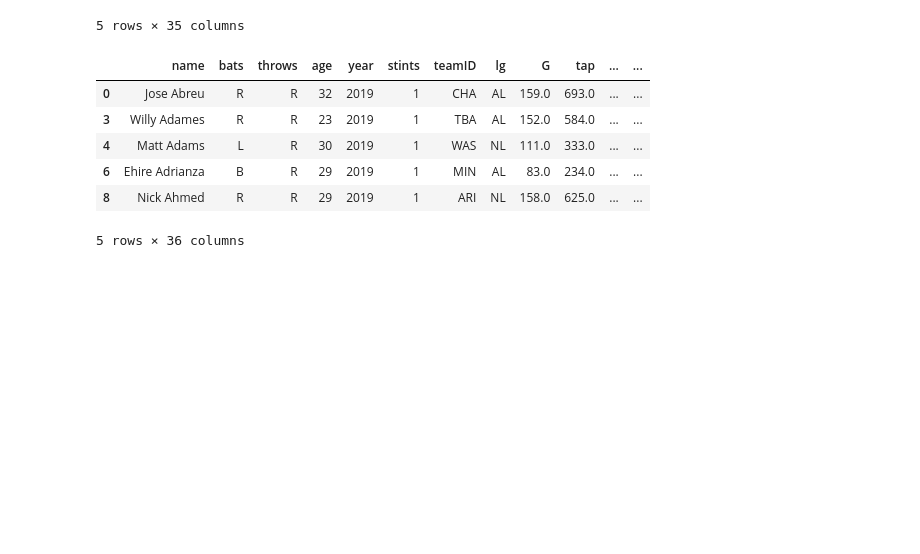
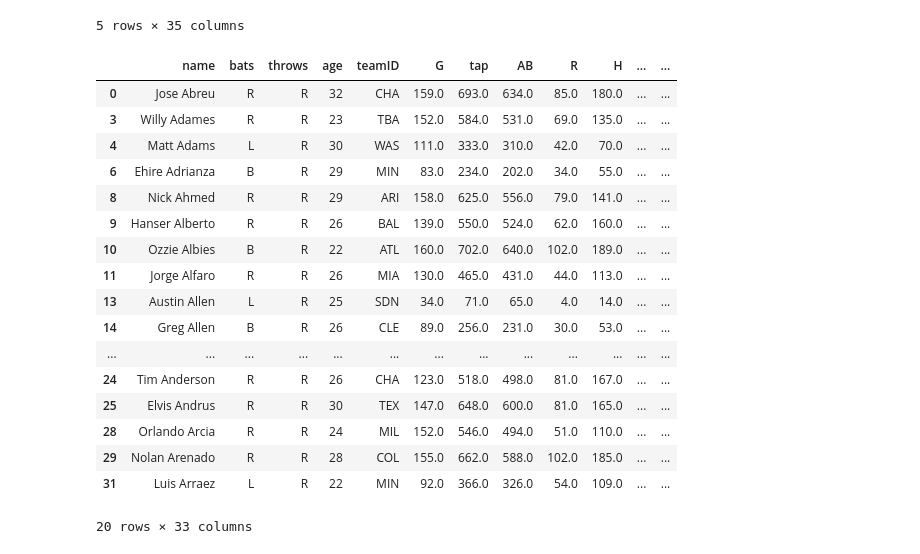
Before and after one commit to mnocerino23/MLB-Salary-Regressions, a Jupyter notebook: MLB_salaries_positionplayers_cleaned.ipynb, the cells around one changed output. Cells and saved outputs as stored; diff of their text form; code cells hidden in the pictures; blank space fills up the shorter version.

```diff
--- a/MLB_salaries_positionplayers_cleaned.ipynb
+++ b/MLB_salaries_positionplayers_cleaned.ipynb
@@ -124,12 +124,25 @@ for index,row in stats.iterrows():
 #convert 2019 salary column to millions
 for index,row in stats.iterrows():
   stats.at[index,'salary'] = stats.at[index, 'salary']/1000000
-stats.head()
-# %% [output]
-|  | name | bats | throws | age | year | stints | teamID | lg | G | tap | ... | ... |
-| 0 | Jose Abreu | R | R | 32 | 2019 | 1 | CHA | AL | 159.0 | 693.0 | ... | ... |
-| 3 | Willy Adames | R | R | 23 | 2019 | 1 | TBA | AL | 152.0 | 584.0 | ... | ... |
-| 4 | Matt Adams | L | R | 30 | 2019 | 1 | WAS | NL | 111.0 | 333.0 | ... | ... |
-| 6 | Ehire Adrianza | B | R | 29 | 2019 | 1 | MIN | AL | 83.0 | 234.0 | ... | ... |
-| 8 | Nick Ahmed | R | R | 29 | 2019 | 1 | ARI | NL | 158.0 | 625.0 | ... | ... |
-5 rows × 36 columns
+# %%
+stats.drop(['stints','year','lg'], axis = 1, inplace = True)
+stats.head(20)
+# %% [output]
+|  | name | bats | throws | age | teamID | G | tap | AB | R | H | ... | ... |
+| 0 | Jose Abreu | R | R | 32 | CHA | 159.0 | 693.0 | 634.0 | 85.0 | 180.0 | ... | ... |
+| 3 | Willy Adames | R | R | 23 | TBA | 152.0 | 584.0 | 531.0 | 69.0 | 135.0 | ... | ... |
+| 4 | Matt Adams | L | R | 30 | WAS | 111.0 | 333.0 | 310.0 | 42.0 | 70.0 | ... | ... |
+| 6 | Ehire Adrianza | B | R | 29 | MIN | 83.0 | 234.0 | 202.0 | 34.0 | 55.0 | ... | ... |
+| 8 | Nick Ahmed | R | R | 29 | ARI | 158.0 | 625.0 | 556.0 | 79.0 | 141.0 | ... | ... |
+| 9 | Hanser Alberto | R | R | 26 | BAL | 139.0 | 550.0 | 524.0 | 62.0 | 160.0 | ... | ... |
+| 10 | Ozzie Albies | B | R | 22 | ATL | 160.0 | 702.0 | 640.0 | 102.0 | 189.0 | ... | ... |
+| 11 | Jorge Alfaro | R | R | 26 | MIA | 130.0 | 465.0 | 431.0 | 44.0 | 113.0 | ... | ... |
+| 13 | Austin Allen | L | R | 25 | SDN | 34.0 | 71.0 | 65.0 | 4.0 | 14.0 | ... | ... |
+| 14 | Greg Allen | B | R | 26 | CLE | 89.0 | 256.0 | 231.0 | 30.0 | 53.0 | ... | ... |
+| ... | ... | ... | ... | ... | ... | ... | ... | ... | ... | ... | ... | ... |
+| 24 | Tim Anderson | R | R | 26 | CHA | 123.0 | 518.0 | 498.0 | 81.0 | 167.0 | ... | ... |
+| 25 | Elvis Andrus | R | R | 30 | TEX | 147.0 | 648.0 | 600.0 | 81.0 | 165.0 | ... | ... |
+| 28 | Orlando Arcia | R | R | 24 | MIL | 152.0 | 546.0 | 494.0 | 51.0 | 110.0 | ... | ... |
+| 29 | Nolan Arenado | R | R | 28 | COL | 155.0 | 662.0 | 588.0 | 102.0 | 185.0 | ... | ... |
+| 31 | Luis Arraez | L | R | 22 | MIN | 92.0 | 366.0 | 326.0 | 54.0 | 109.0 | ... | ... |
+20 rows × 33 columns
```
Also changed, not shown: parts of 4 cells of this notebook.
